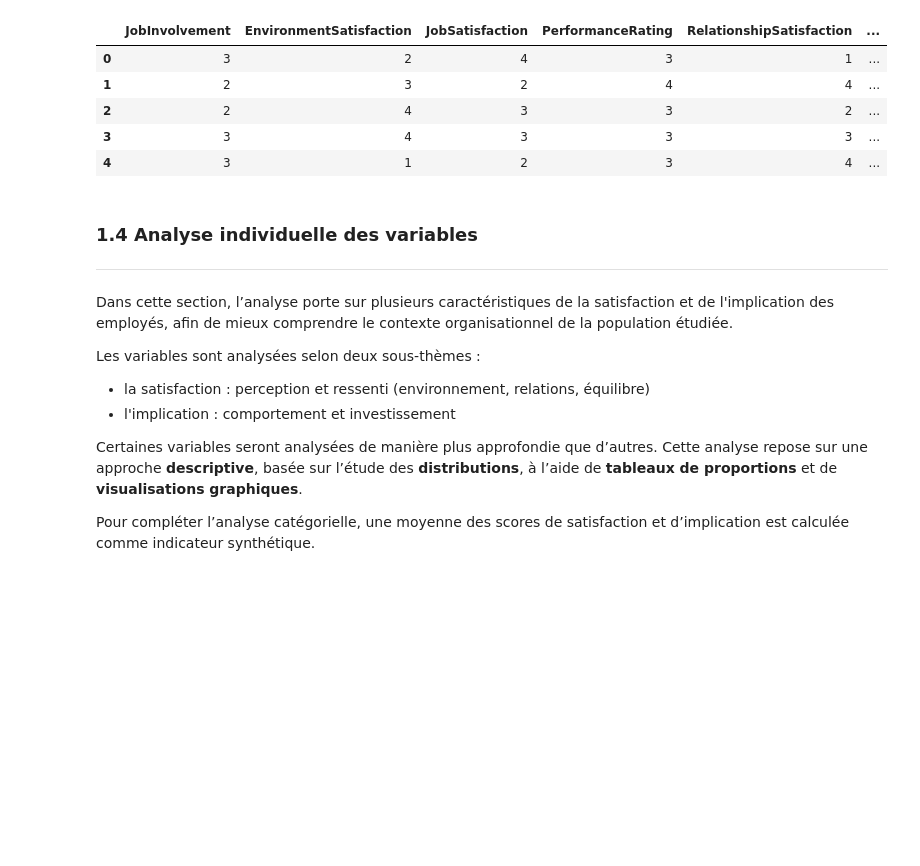
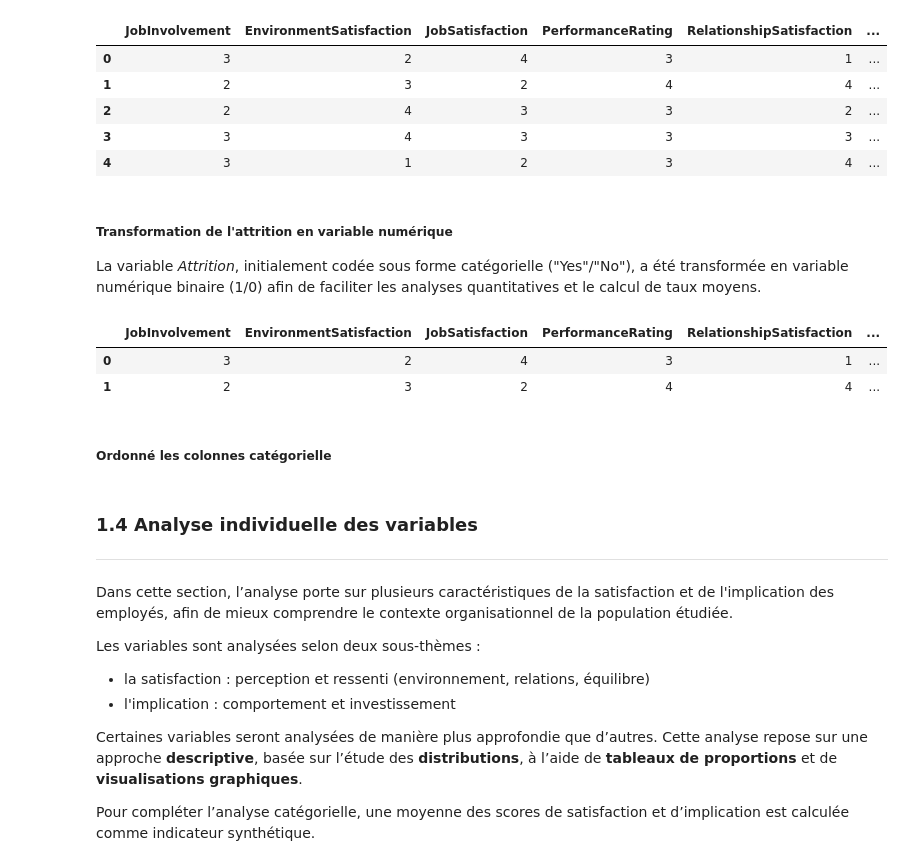
Before and after one commit to Kemuri15/employee-attrition-analysis, a Jupyter notebook: notebooks/05_axe_3_satisfaction_implication.ipynb, the cells around one changed output. Saved outputs shown, nothing was run; the diff lists cells and outputs as text; code cells hidden in the pictures; blank space fills up the shorter version.

```diff
--- a/notebooks/05_axe_3_satisfaction_implication.ipynb
+++ b/notebooks/05_axe_3_satisfaction_implication.ipynb
@@ -181,3 +192,18 @@ df_satisfaction_implication.head()
 | 2 | 2 | 4 | 3 | 3 | 2 | ... |
 | 3 | 3 | 4 | 3 | 3 | 3 | ... |
 | 4 | 3 | 1 | 2 | 3 | 4 | ... |
+# %% [markdown]
+##### Transformation de l'attrition en variable numérique
+
+La variable *Attrition*, initialement codée sous forme catégorielle ("Yes"/"No"), a été transformée en variable numérique binaire (1/0) afin de faciliter les analyses quantitatives et le calcul de taux moyens.
+# %%
+
+# Transformation de la variable Attrition
+df_satisfaction_implication["Attrition_num"] = df_satisfaction_implication["Attrition"].map({"No": 0, "Yes": 1})
+df_satisfaction_implication.head(2)
+# %% [output]
+|  | JobInvolvement | EnvironmentSatisfaction | JobSatisfaction | PerformanceRating | RelationshipSatisfaction | ... |
+| 0 | 3 | 2 | 4 | 3 | 1 | ... |
+| 1 | 2 | 3 | 2 | 4 | 4 | ... |
+# %% [markdown]
+##### Ordonné les colonnes catégorielle
```
Also changed, not shown: parts of 28 cells of this notebook.
